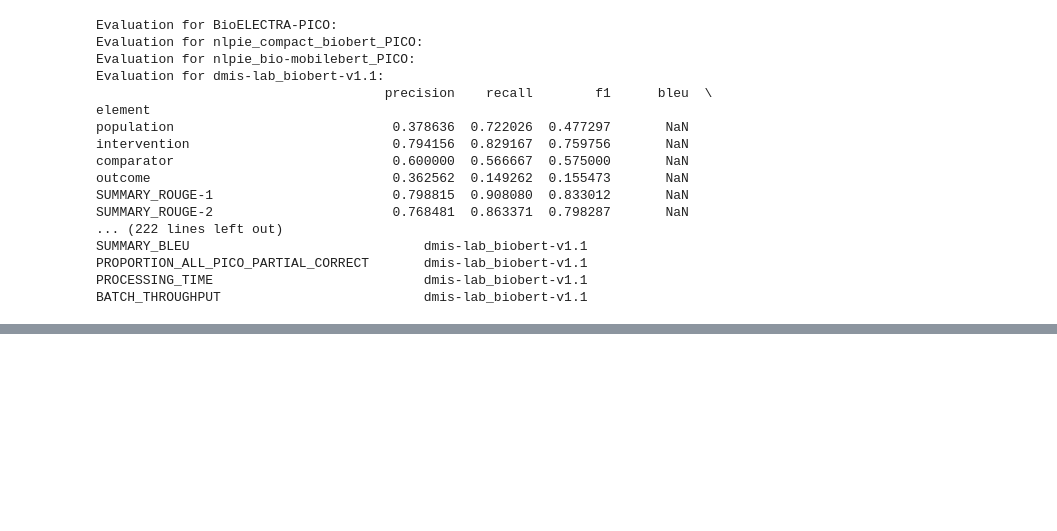
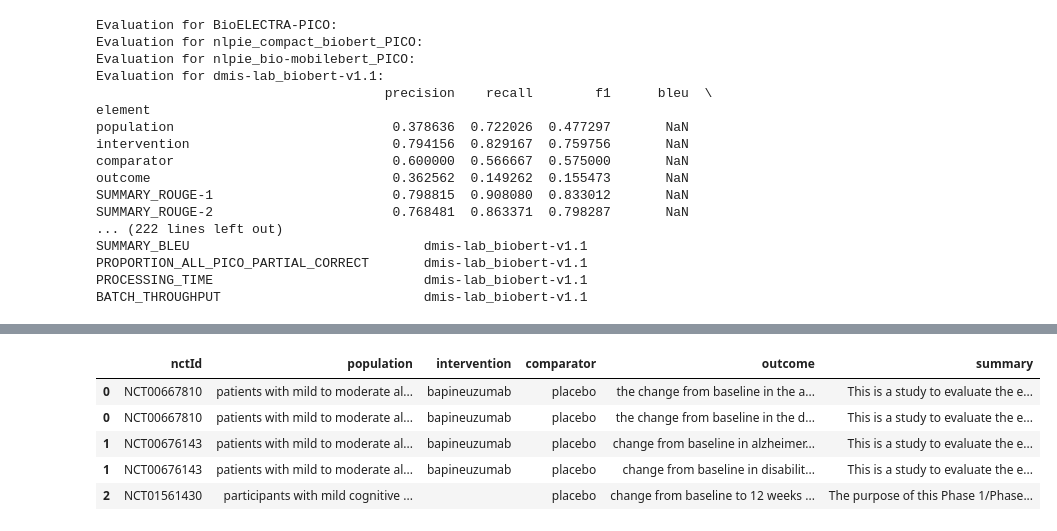
Before and after one commit to ElenJ/biomed-extractor, a Jupyter notebook: app/nlp/compare_model_performance.ipynb, the cells around one changed output, grey strips where cells are left out. Drawn from its saved outputs; the diff is of its cells as text; code cells hidden in the pictures; blank space fills up the shorter version.

```diff
--- a/app/nlp/compare_model_performance.ipynb
+++ b/app/nlp/compare_model_performance.ipynb
@@ -368,0 +384,22 @@ combined_table.to_csv("all model results on gold.txt", sep='\t', decimal=',')
+# %%
+def process_extracted_data(df):
+    # first, split strings into lists
+    df = df.assign(
+        population=df.population.str.split("; "),
+    intervention=df.intervention.str.split("; "),
+        comparator=df.comparator.str.split("; "),
+        outcome=df.outcome.str.split(r",\s*|;\s*")
+    )
+    # then explode lists into rows\n",
+    for col in ['population', 'intervention', 'comparator', 'outcome']:
+        df = df.explode(col)
+    return df
+clinicaltrials_processed = process_extracted_data(res_mobilebert)
+clinicaltrials_processed.head()
+# %% [output]
+|  | nctId | population | intervention | comparator | outcome | summary |
+| 0 | NCT00667810 | patients with mild to moderate al... | bapineuzumab | placebo | the change from baseline in the a... | This is a study to evaluate the e... |
+| 0 | NCT00667810 | patients with mild to moderate al... | bapineuzumab | placebo | the change from baseline in the d... | This is a study to evaluate the e... |
+| 1 | NCT00676143 | patients with mild to moderate al... | bapineuzumab | placebo | change from baseline in alzheimer... | This is a study to evaluate the e... |
+| 1 | NCT00676143 | patients with mild to moderate al... | bapineuzumab | placebo | change from baseline in disabilit... | This is a study to evaluate the e... |
+| 2 | NCT01561430 | participants with mild cognitive ... |  | placebo | change from baseline to 12 weeks ... | The purpose of this Phase 1/Phase... |
```
Also changed, not shown: parts of 9 cells of this notebook.
